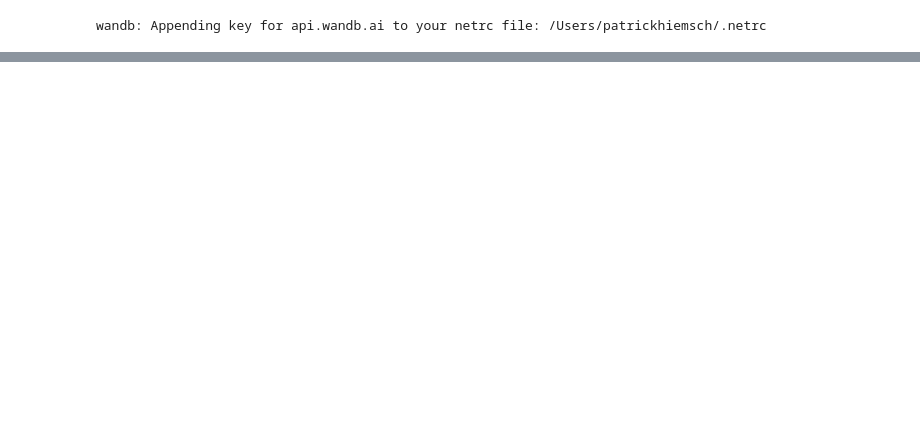
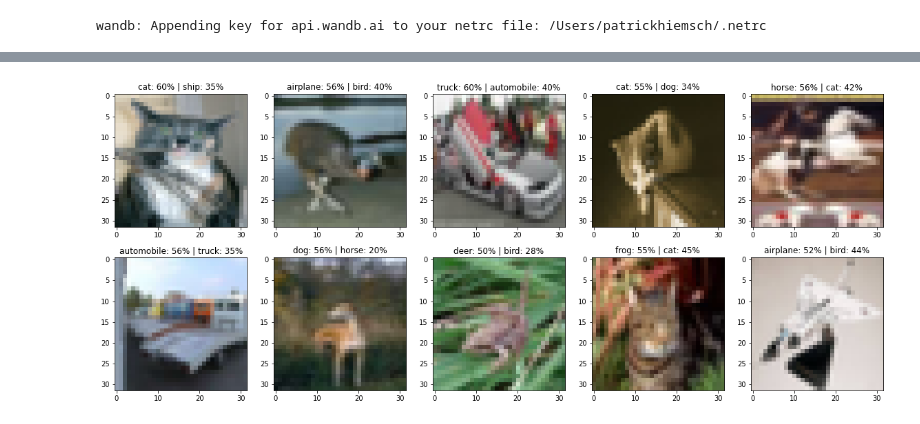
Before and after one commit to PatrickSVM/CIFAR10-Image-Classification-with-CNN, a Jupyter notebook: CIFAR10-Classification.ipynb, the cells around one changed output, grey strips where cells are left out. Saved outputs shown, nothing was run; the diff lists cells and outputs as text; code cells hidden in the pictures; blank space fills up the shorter version.

```diff
--- a/CIFAR10-Classification.ipynb
+++ b/CIFAR10-Classification.ipynb
@@ -318,0 +354,3 @@ plot_model(model)
+# %%
+# Get class probabilities for all test images
+class_probs = mod.predict(X_test)
@@ -318,0 +373,15 @@ plot_model(model)
+# %%
+unsure_idx = np.where(((class_probs>0.5)&(class_probs<0.6)).sum(axis=1))[0]
+# %%
+plt.figure(figsize=(20,8))
+for i in range(10):
+    incr = 240
+    idx = unsure_idx[i+incr]
+    plt.subplot(2,5,i+1)
+    plt.imshow(X_test[idx,])
+    most_prob = np.argsort(class_probs[idx])
+    label_1, label_2 = cifar_labels[most_prob[-1]], cifar_labels[most_prob[-2]]
+    prob_1, prob_2 = class_probs[idx,most_prob[-1]], class_probs[idx,most_prob[-2]]
+    plt.title(f"{label_1}: {prob_1*100:.0f}% | {label_2}: {prob_2*100:.0f}%")
+# %% [output]
+[figure, added]
```
Also changed, not shown: parts of 32 cells of this notebook, 20 other files.
